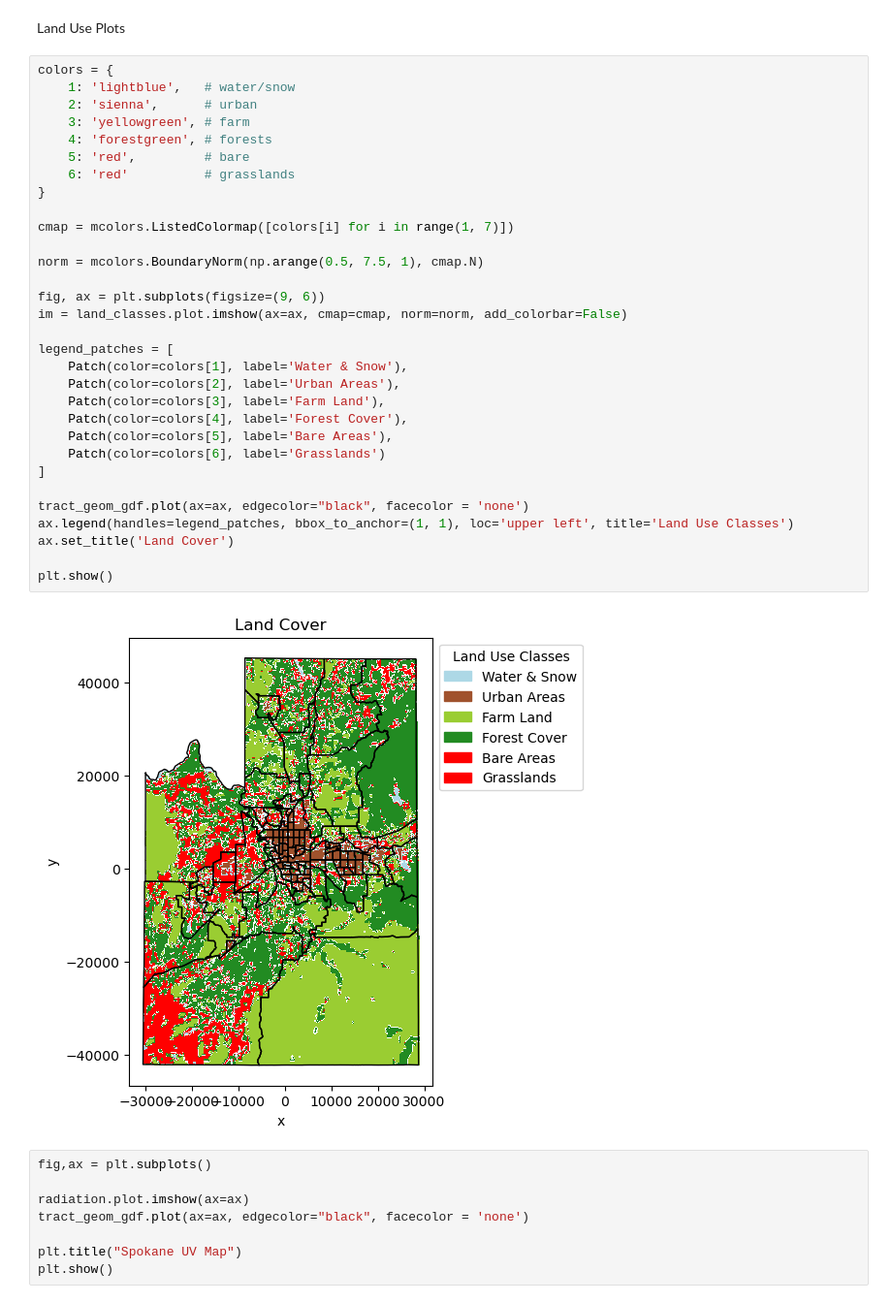
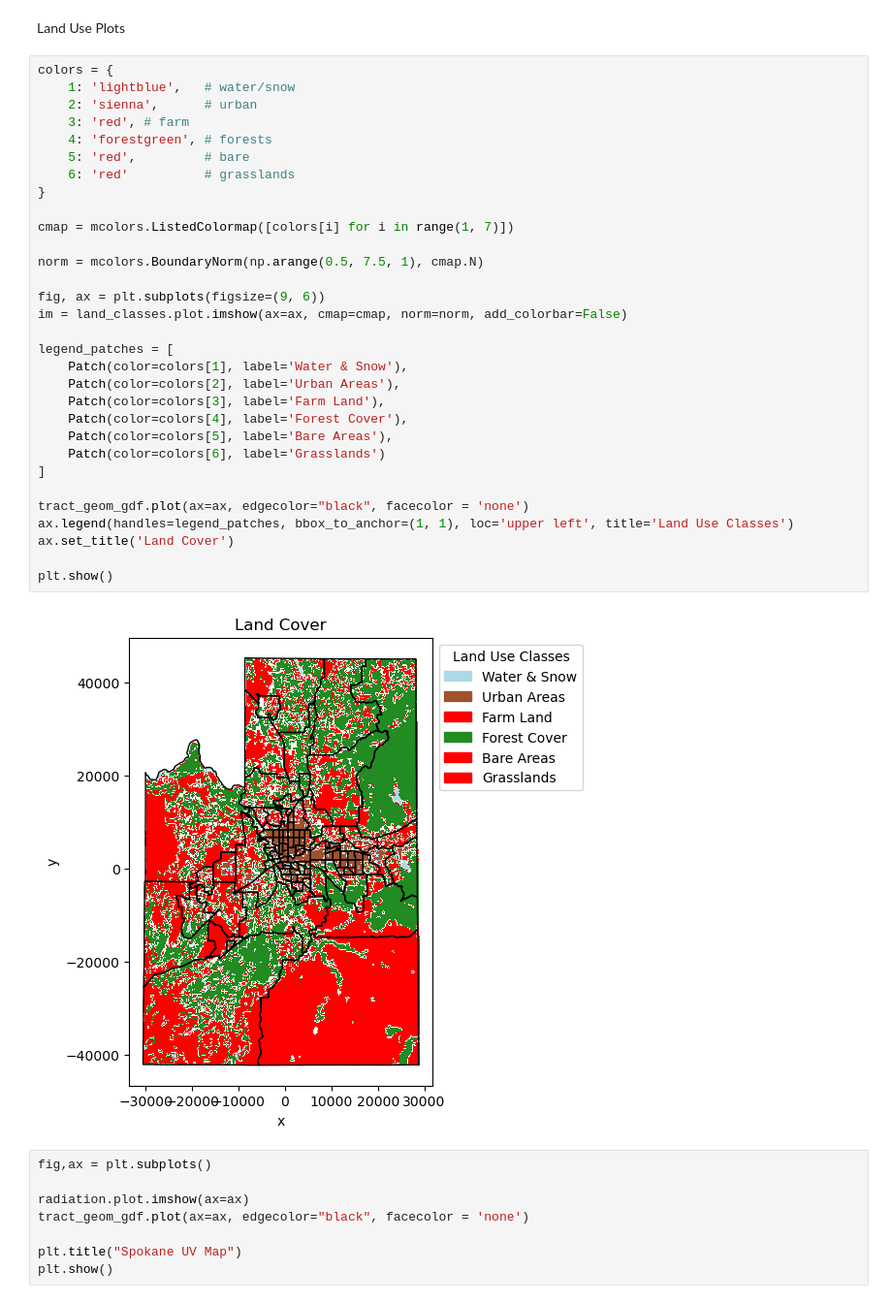
Before and after one commit to UW-GDA/Solar-Energy-Feasibility, a Jupyter notebook: Final_AREEBA.ipynb, the cells around one changed output. Shown at 97% size. Drawn from its saved outputs; the diff is of its cells as text.

```diff
--- a/Final_AREEBA.ipynb
+++ b/Final_AREEBA.ipynb
@@ -389,35 +387,35 @@ Land Use Plots
 colors = {
     1: 'lightblue',   # water/snow
     2: 'sienna',      # urban
-    3: 'yellowgreen', # farm
+    3: 'red', # farm
     4: 'forestgreen', # forests
     5: 'red',         # bare
     6: 'red'          # grasslands
 }
 
 cmap = mcolors.ListedColormap([colors[i] for i in range(1, 7)])
 
 norm = mcolors.BoundaryNorm(np.arange(0.5, 7.5, 1), cmap.N)
 
 fig, ax = plt.subplots(figsize=(9, 6))
 im = land_classes.plot.imshow(ax=ax, cmap=cmap, norm=norm, add_colorbar=False)
 
 legend_patches = [
     Patch(color=colors[1], label='Water & Snow'),
     Patch(color=colors[2], label='Urban Areas'),
     Patch(color=colors[3], label='Farm Land'),
     Patch(color=colors[4], label='Forest Cover'),
     Patch(color=colors[5], label='Bare Areas'),
     Patch(color=colors[6], label='Grasslands')
 ]
 
 tract_geom_gdf.plot(ax=ax, edgecolor="black", facecolor = 'none')
 ax.legend(handles=legend_patches, bbox_to_anchor=(1, 1), loc='upper left', title='Land Use Classes')
 ax.set_title('Land Cover')
 
 plt.show()
 # %% [output]
-[figure, old version]
+[figure, new version]
 # %%
 fig,ax = plt.subplots()
 
```
Also changed, not shown: parts of 2 cells of this notebook.
